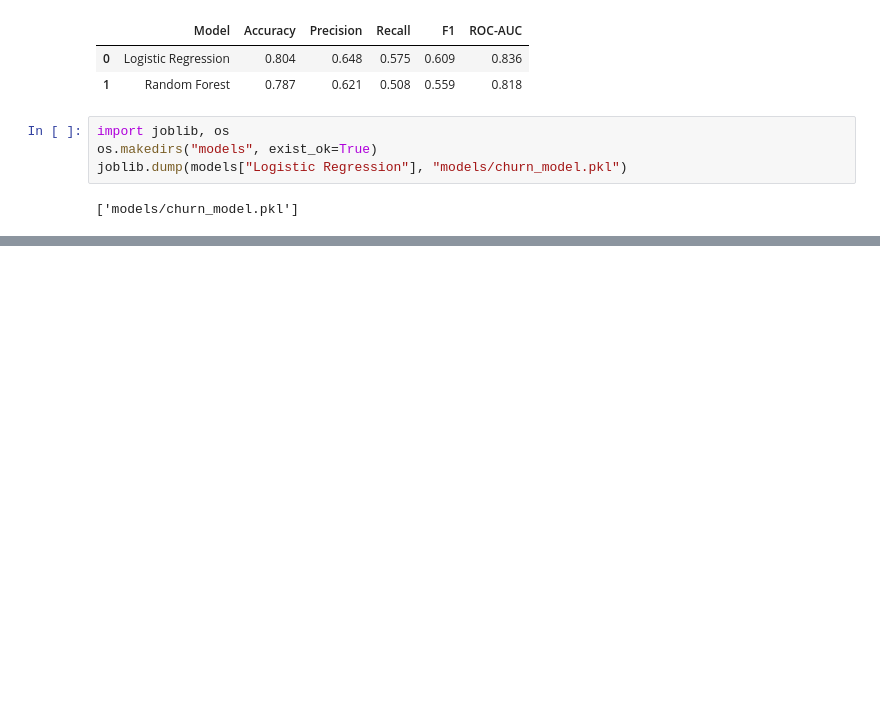
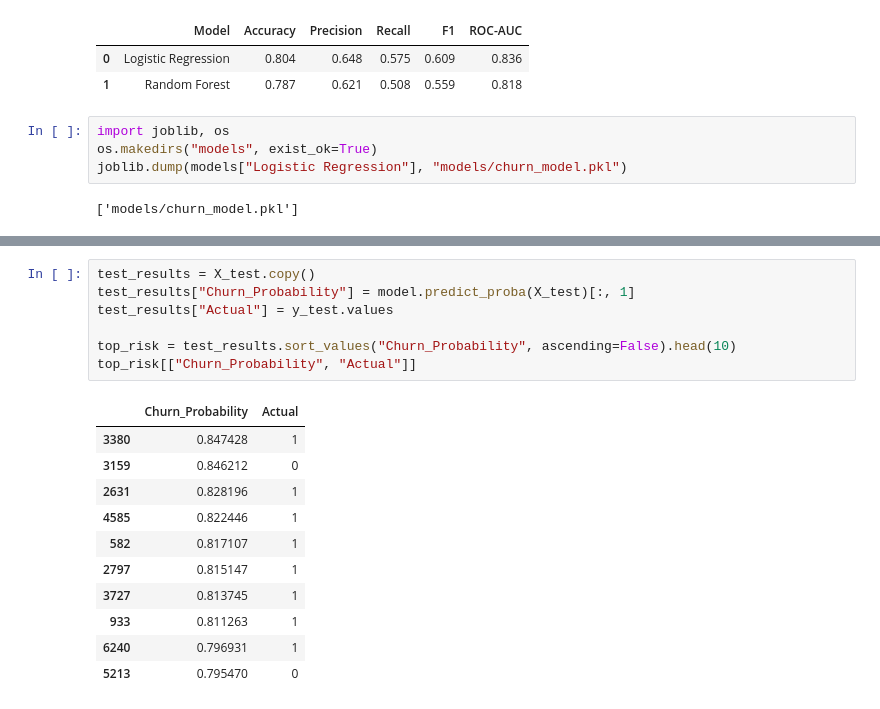
Before and after one commit to jyoshna5906/telecom-churn-analysis, a Jupyter notebook: churn.ipynb, the cells around one changed output, grey strips where cells are left out. Saved outputs shown, nothing was run; the diff lists cells and outputs as text; blank space fills up the shorter version.

```diff
--- a/churn.ipynb
+++ b/churn.ipynb
@@ -323,0 +342,19 @@ joblib.dump(models["Logistic Regression"], "models/churn_model.pkl")
+# %%
+test_results = X_test.copy()
+test_results["Churn_Probability"] = model.predict_proba(X_test)[:, 1]
+test_results["Actual"] = y_test.values
+
+top_risk = test_results.sort_values("Churn_Probability", ascending=False).head(10)
+top_risk[["Churn_Probability", "Actual"]]
+# %% [output]
+|  | Churn_Probability | Actual |
+| 3380 | 0.847428 | 1 |
+| 3159 | 0.846212 | 0 |
+| 2631 | 0.828196 | 1 |
+| 4585 | 0.822446 | 1 |
+| 582 | 0.817107 | 1 |
+| 2797 | 0.815147 | 1 |
+| 3727 | 0.813745 | 1 |
+| 933 | 0.811263 | 1 |
+| 6240 | 0.796931 | 1 |
+| 5213 | 0.795470 | 0 |
```
Also changed, not shown: parts of 2 cells of this notebook, 2 other files.
